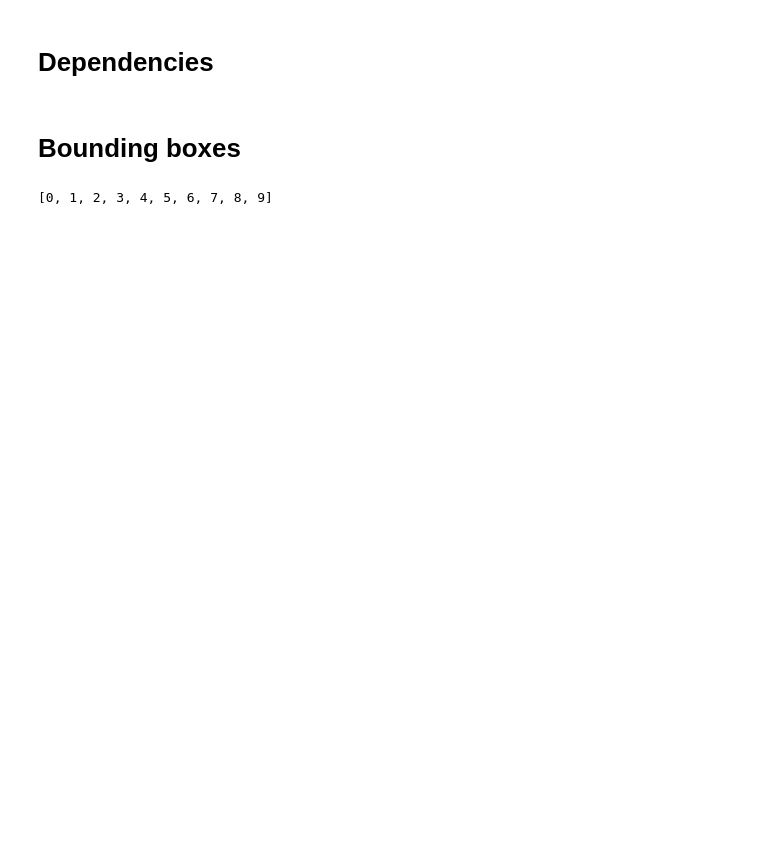
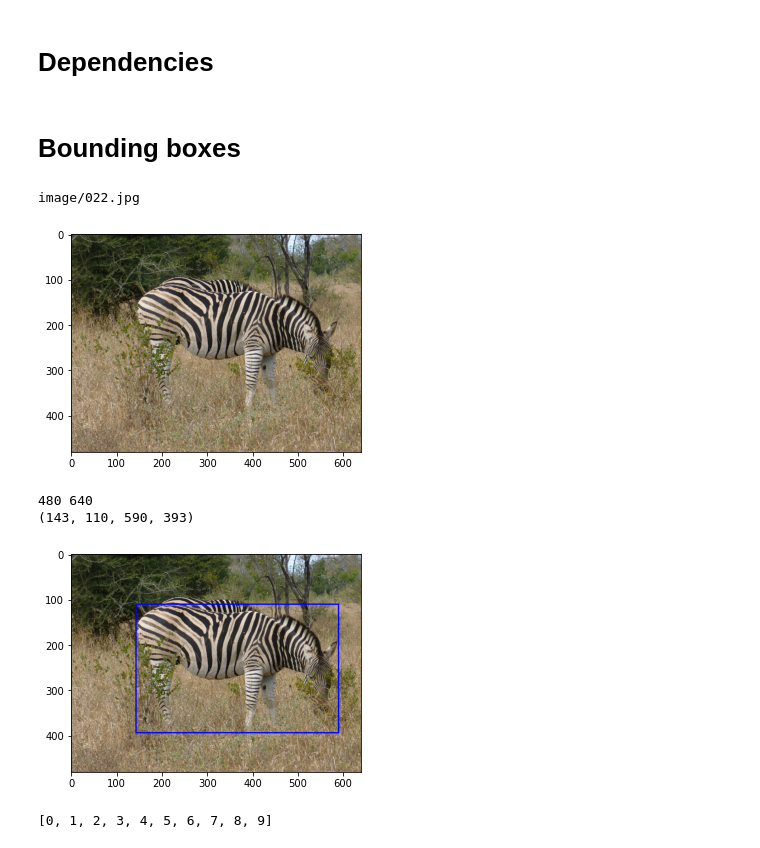
Before and after one commit to imguru-mooc/AI_VISION, a Jupyter notebook: 2_day/mAP/mAP.ipynb, the cells around one changed output. Saved outputs shown, nothing was run; the diff lists cells and outputs as text; code cells hidden in the pictures; blank space fills up the shorter version.

```diff
--- a/2_day/mAP/mAP.ipynb
+++ b/2_day/mAP/mAP.ipynb
@@ -55,17 +55,26 @@ def convertToAbsoluteValues(size, box):
 #     # h => bounding_box_height / height_of_the_image
 #     return (x, y, w, h)
 # %%
+import cv2
 imgfilepath = os.path.join("image", "022" + ".jpg")
 print(imgfilepath)
 img = cv.imread(imgfilepath)
 plt_imshow("", img)
 h, w, _ = img.shape
 print(h,w)
 label, conf, rx1, ry1, rx2, ry2 = (3, 1, 0.572656, 0.523958, 0.698438, 0.589583)
 cood = convertToAbsoluteValues((w,h), (rx1, ry1, rx2, ry2 ))
 print(cood)
-# orig = convertToRelativeValues((w,h), (0.223437,0.2291665,0.921875,0.81875))
-# print(orig)
+
+clone = img.copy()
+cv2.rectangle(clone, (cood[0], cood[1]), (cood[2], cood[3]), (255, 0, 0), 2)
+plt_imshow("", clone)
+# %% [output]
+image/022.jpg
+[figure, added]
+480 640
+(143, 110, 590, 393)
+[figure, added]
 # %%
 list(range(10))
 # %% [output]
```
Also changed, not shown: parts of 9 cells of this notebook.
